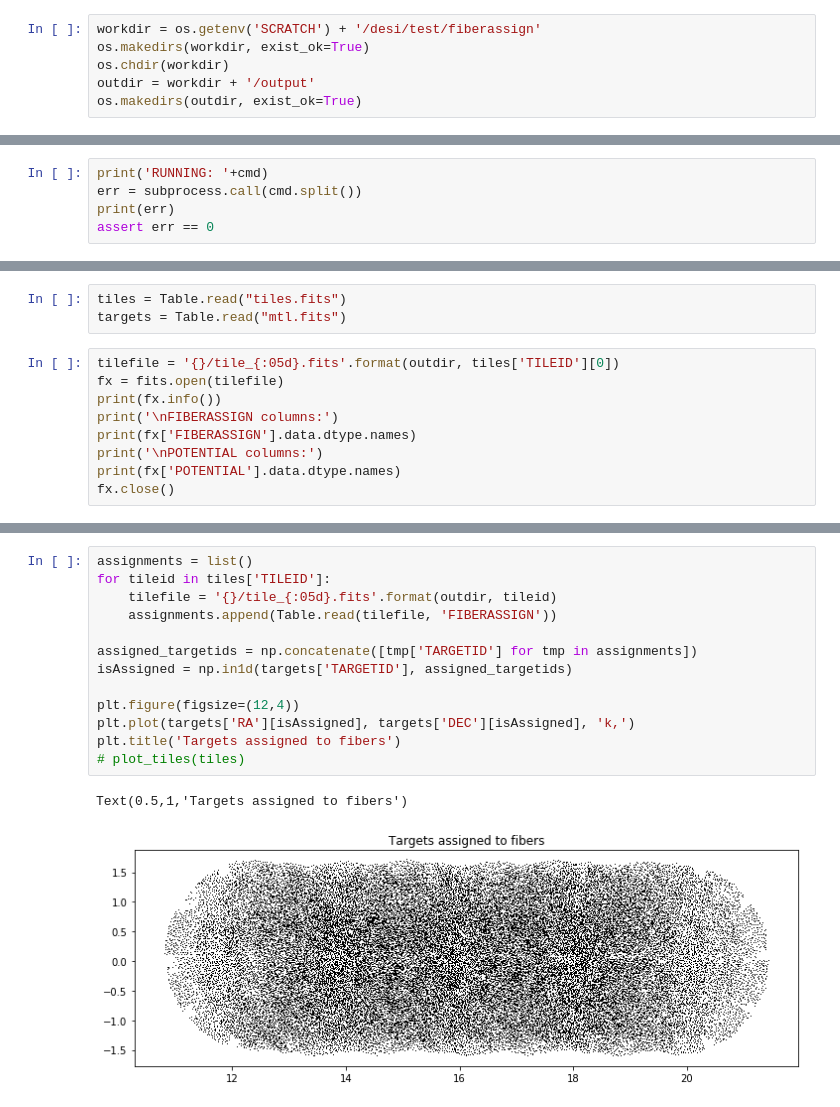
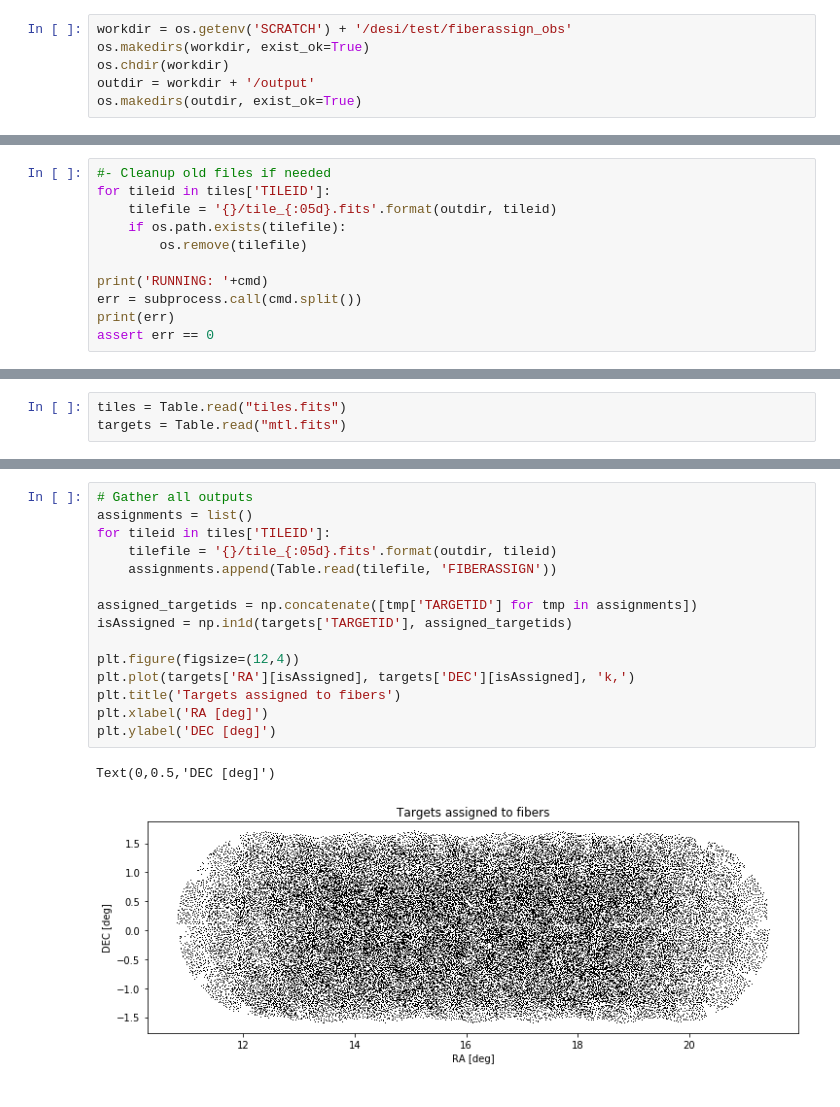
Before and after one commit to forero/fiberassign_explore, a Jupyter notebook: observational_targets.ipynb, the cells around one changed output, grey strips where cells are left out. Cells and saved outputs as stored; diff of their text form.

```diff
--- a/observational_targets.ipynb
+++ b/observational_targets.ipynb
@@ -15,5 +32,5 @@ import matplotlib.pyplot as plt
 # %%
-workdir = os.getenv('SCRATCH') + '/desi/test/fiberassign'
+workdir = os.getenv('SCRATCH') + '/desi/test/fiberassign_obs'
 os.makedirs(workdir, exist_ok=True)
 os.chdir(workdir)
 outdir = workdir + '/output'
@@ -173,6 +188,12 @@ print(cmd)
 # %% [output]
 fiberassign --mtl mtl.fits --stdstar std.fits --sky sky.fits --footprint ./tiles.fits --outdir ./output/
 # %%
+#- Cleanup old files if needed
+for tileid in tiles['TILEID']:
+    tilefile = '{}/tile_{:05d}.fits'.format(outdir, tileid)
+    if os.path.exists(tilefile):
+        os.remove(tilefile)
+
 print('RUNNING: '+cmd)
 err = subprocess.call(cmd.split())
 print(err)
@@ -190,12 +211,3 @@ tile_06305.fits  tile_12067.fits  tile_18873.fits
 # %%
 tiles = Table.read("tiles.fits")
 targets = Table.read("mtl.fits")
-# %%
-tilefile = '{}/tile_{:05d}.fits'.format(outdir, tiles['TILEID'][0])
-fx = fits.open(tilefile)
-print(fx.info())
-print('\nFIBERASSIGN columns:')
-print(fx['FIBERASSIGN'].data.dtype.names)
-print('\nPOTENTIAL columns:')
-print(fx['POTENTIAL'].data.dtype.names)
-fx.close()
@@ -217,16 +214,18 @@ POTENTIAL columns:
 # %%
+# Gather all outputs
 assignments = list()
 for tileid in tiles['TILEID']:
     tilefile = '{}/tile_{:05d}.fits'.format(outdir, tileid)
     assignments.append(Table.read(tilefile, 'FIBERASSIGN'))
 
 assigned_targetids = np.concatenate([tmp['TARGETID'] for tmp in assignments])
 isAssigned = np.in1d(targets['TARGETID'], assigned_targetids)
 
 plt.figure(figsize=(12,4))
 plt.plot(targets['RA'][isAssigned], targets['DEC'][isAssigned], 'k,')
 plt.title('Targets assigned to fibers')
-# plot_tiles(tiles)
+plt.xlabel('RA [deg]')
+plt.ylabel('DEC [deg]')
 # %% [output]
-Text(0.5,1,'Targets assigned to fibers')
+Text(0,0.5,'DEC [deg]')
-[figure, old version]
+[figure, new version]
```
Also changed, not shown: parts of 13 cells of this notebook.
